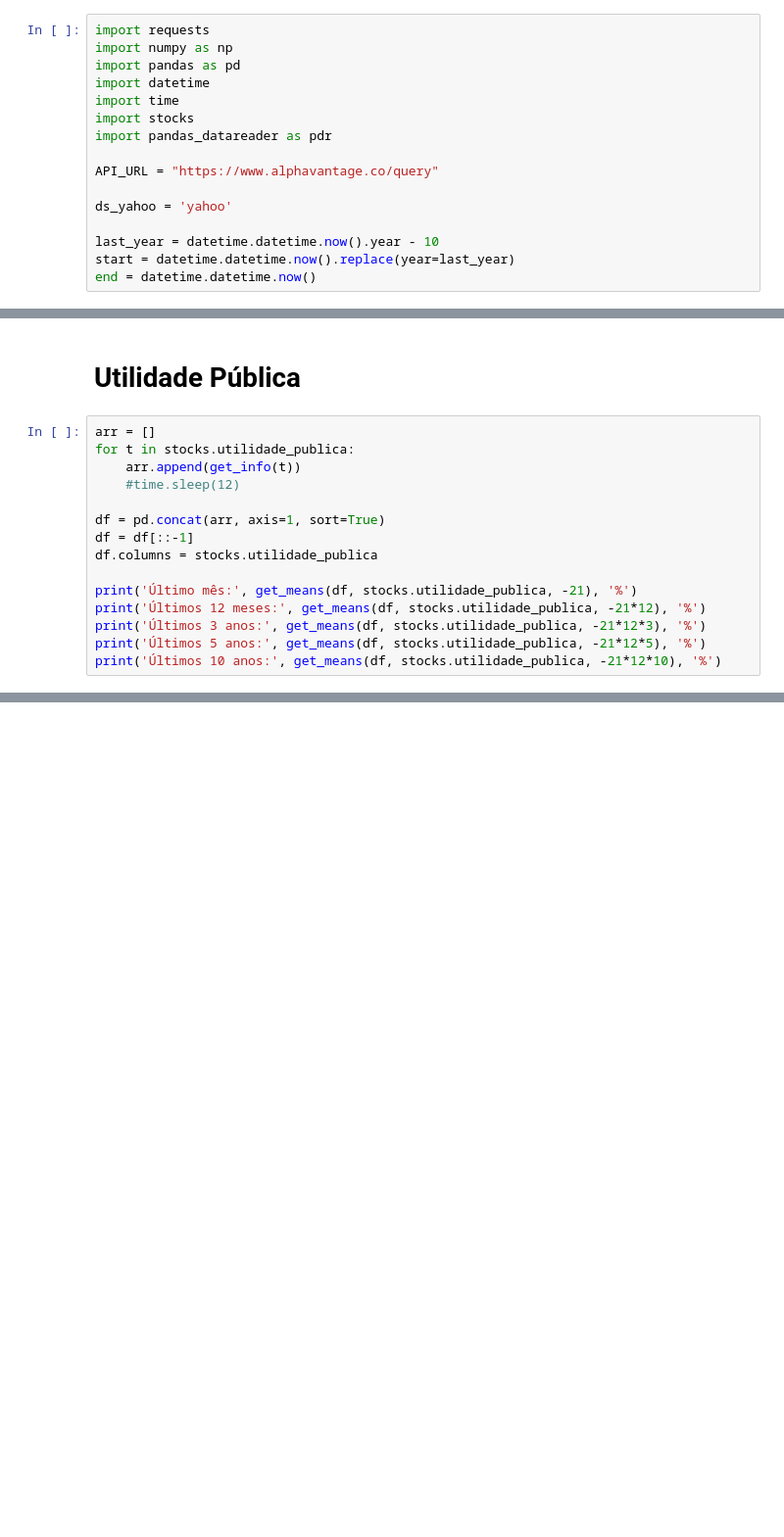
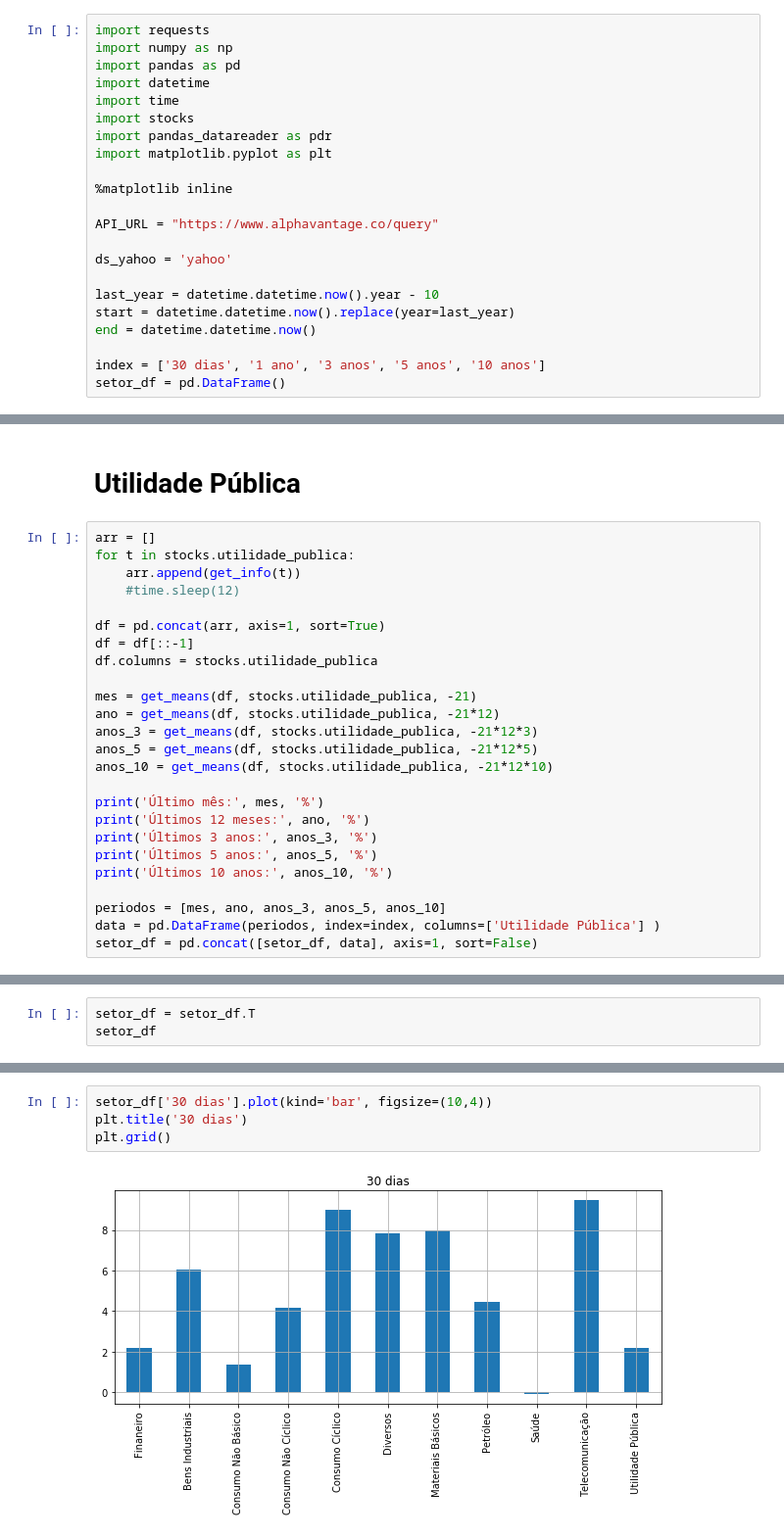
Before and after one commit to albertoivo/nossasrotas-finance, a Jupyter notebook: Brasil Setores.ipynb, the cells around one changed output, grey strips where cells are left out. Shown at 98% size. Drawn from its saved outputs; the diff is of its cells as text; blank space fills up the shorter version.

Commit message:
setores do brasil

```diff
--- a/Brasil Setores.ipynb
+++ b/Brasil Setores.ipynb
@@ -6,6 +6,9 @@ import datetime
 import time
 import stocks
 import pandas_datareader as pdr
+import matplotlib.pyplot as plt
+
+%matplotlib inline
 
 API_URL = "https://www.alphavantage.co/query"
 
@@ -14,6 +17,9 @@ ds_yahoo = 'yahoo'
 last_year = datetime.datetime.now().year - 10
 start = datetime.datetime.now().replace(year=last_year)
 end = datetime.datetime.now()
+
+index = ['30 dias', '1 ano', '3 anos', '5 anos', '10 anos']
+setor_df = pd.DataFrame()
 # %%
 def get_info(ticker):
     stock = pdr.get_data_yahoo(ticker, start, end)
@@ -280,9 +392,19 @@ df = pd.concat(arr, axis=1, sort=True)
 df = df[::-1]
 df.columns = stocks.utilidade_publica
 
-print('Último mês:', get_means(df, stocks.utilidade_publica, -21), '%')
-print('Últimos 12 meses:', get_means(df, stocks.utilidade_publica, -21*12), '%')
-print('Últimos 3 anos:', get_means(df, stocks.utilidade_publica, -21*12*3), '%')
-print('Últimos 5 anos:', get_means(df, stocks.utilidade_publica, -21*12*5), '%')
-print('Últimos 10 anos:', get_means(df, stocks.utilidade_publica, -21*12*10), '%')
+mes = get_means(df, stocks.utilidade_publica, -21)
+ano = get_means(df, stocks.utilidade_publica, -21*12)
+anos_3 = get_means(df, stocks.utilidade_publica, -21*12*3)
+anos_5 = get_means(df, stocks.utilidade_publica, -21*12*5)
+anos_10 = get_means(df, stocks.utilidade_publica, -21*12*10)
+
+print('Último mês:', mes, '%')
+print('Últimos 12 meses:', ano, '%')
+print('Últimos 3 anos:', anos_3, '%')
+print('Últimos 5 anos:', anos_5, '%')
+print('Últimos 10 anos:', anos_10, '%')
+
+periodos = [mes, ano, anos_3, anos_5, anos_10]
+data = pd.DataFrame(periodos, index=index, columns=['Utilidade Pública'] )
+setor_df = pd.concat([setor_df, data], axis=1, sort=False)
 # %% [output]
@@ -293 +415,4 @@ print('Últimos 10 anos:', get_means(df, stocks.utilidade_publica, -21*12*10), '
 Últimos 10 anos: nan %
+# %%
+setor_df = setor_df.T
+setor_df
@@ -293,0 +432,6 @@ print('Últimos 10 anos:', get_means(df, stocks.utilidade_publica, -21*12*10), '
+# %%
+setor_df['30 dias'].plot(kind='bar', figsize=(10,4))
+plt.title('30 dias')
+plt.grid()
+# %% [output]
+[figure, added]
```
Also changed, not shown: parts of 15 cells of this notebook.
